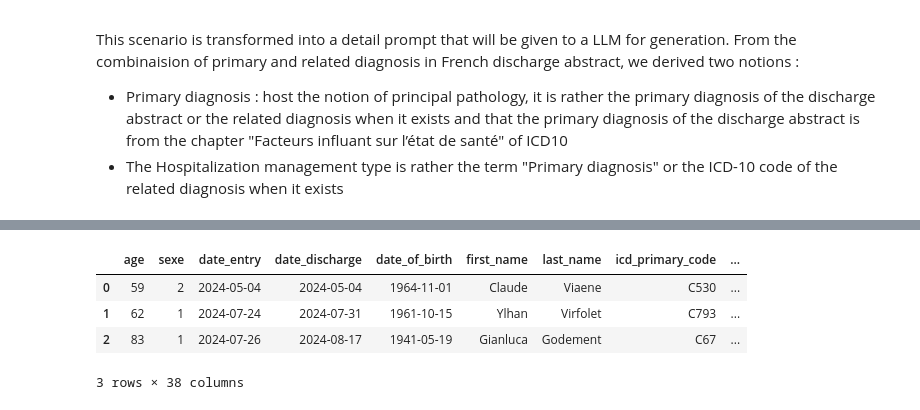
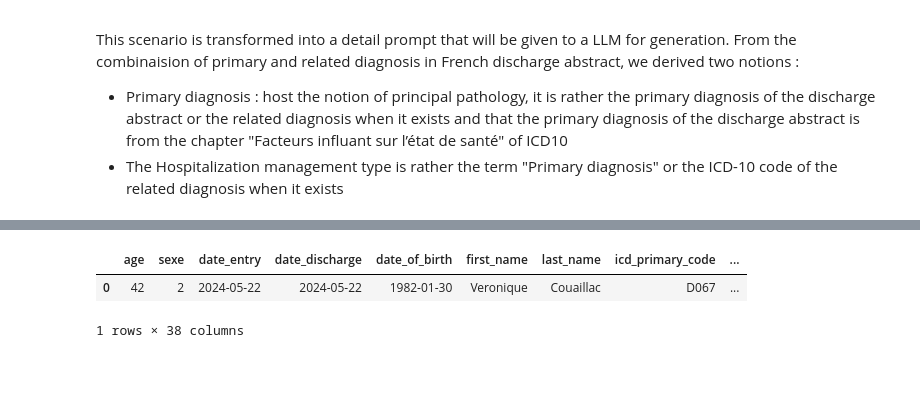
Before and after one commit to 24p11/recode-scenario, a Jupyter notebook: generate_reports_from_french_pmsi_scenarios.ipynb, the cells around one changed output, grey strips where cells are left out. Saved outputs shown, nothing was run; the diff lists cells and outputs as text; code cells hidden in the pictures; blank space fills up the shorter version.

Commit message:
update prompt generation

```diff
--- a/generate_reports_from_french_pmsi_scenarios.ipynb
+++ b/generate_reports_from_french_pmsi_scenarios.ipynb
@@ -58,4 +61,4 @@ cols_cancer = ["cancer_stage","TNM_score","histological_type","treatment_recomma
 #Prepare cases
 # df_profile = gs.df_classification_profile.drop(columns="nb")
 df_profile = gs.df_classification_profile
-df_profile = df_profile[df_profile.icd_primary_code.isin(gs.icd_codes_cancer)]
+df_profile = df_profile[(df_profile.icd_primary_code.isin(gs.icd_codes_cancer) )  & (~df_profile.drg_parent_code.isin(gs.drg_parent_code_radio) ) ]
@@ -125,12 +100,20 @@ from tqdm import tqdm
 # %%
 list_scenario = []
 
-for i in tqdm(range(len(test_generation_v1))):
+#for i in tqdm(range(len(test_generation_v1))):
+for i in tqdm(range(1)):
     profile = test_generation_v1.iloc[i].copy()
-    scenario = gs.generate_scenario_from_profile(profile)
+    scenario = gs.generate_scenario_from_profile(profile.drop("nb"))
     row = {k:scenario[k] for k in scenario.keys()}
-    user_prompt = create_user_prompt(scenario)
+    user_prompt = gs.make_prompts_marks_from_scenario(scenario)
     system_prompt = create_system_prompt(scenario)
     row["user_prompt"] = user_prompt
     row["system_prompt"] = system_prompt
+
+    if  scenario["icd_primary_code"]  in gs.icd_codes_cancer  :
+        prefix = """Lorsque vous mentionnerez dans le texte les diagnostics, vous utiliserez une formulation moins formelle que la définition du code. Veillez à bien préciser le type histologique et la valeur des biomarqueurs si recherchés. Respecter le plan.
+                """
+    else :
+        prefix = """Lorsque vous mentionnerez dans le texte les diagnostics, vous utiliserez une formulation moins formelle que la définition du code. Respecter le plan."""
+    row["prefix"] = prefix
     list_scenario.append(row)
@@ -139,22 +140,21 @@ NameError: name 'scenario' is not defined
 # %%
-keep_cols = ['age', 'sexe', 'date_entry', 'date_discharge', 'date_of_birth',
-       'first_name', 'last_name', 'icd_primary_code', 'case_management_type',
-       'icd_secondaray_code', 'admission_mode', 'discharge_disposition',
+keep_cols = ['age',  'cage', 'cage2','sexe', 'date_entry', 'date_discharge', 'date_of_birth',
+       'first_name', 'last_name', 'icd_primary_code', 'icd_primary_description', 'icd_parent_code',
+       'case_management_type','case_management_type_description', 'case_management_type_text',
+       'drg_parent_code', 'drg_parent_description',
+       'icd_secondaray_code',  'text_secondary_icd_official',
+        'procedure', 'text_procedure',
+        'admission_type','admission_mode', 'discharge_disposition', 'dms', 'los_mean', 'los_sd',
        'cancer_stage', 'score_TNM', 'histological_type',
-       'treatment_recommandation', 'chemotherapy_regimen', 'drg_parent_code',
-       'cage', 'cage2', 'admission_type', 'dms', 'los_mean', 'los_sd',
-       'drg_parent_description', 'icd_parent_code', 'icd_primary_description',
-       'case_management_type_description', 'first_name_med', 'last_name_med',
-       'text_secondary_icd_official', 'procedure', 'text_procedure',
-       'case_management_type_text', 'cd_md_pec', 'user_prompt', 'system_prompt', 'biomarkers']
+       'treatment_recommandation', 'chemotherapy_regimen', 'biomarkers',
+       'first_name_med', 'last_name_med',
+       'cd_md_pec', 'user_prompt', 'system_prompt']
 df_scenario = pd.DataFrame(list_scenario)[keep_cols]
 df_scenario
 # %% [output]
 |  | age | sexe | date_entry | date_discharge | date_of_birth | first_name | last_name | icd_primary_code | ... |
-| 0 | 59 | 2 | 2024-05-04 | 2024-05-04 | 1964-11-01 | Claude | Viaene | C530 | ... |
-| 1 | 62 | 1 | 2024-07-24 | 2024-07-31 | 1961-10-15 | Ylhan | Virfolet | C793 | ... |
-| 2 | 83 | 1 | 2024-07-26 | 2024-08-17 | 1941-05-19 | Gianluca | Godement | C67 | ... |
+| 0 | 42 | 2 | 2024-05-22 | 2024-05-22 | 1982-01-30 | Veronique | Couaillac | D067 | ... |
-3 rows × 38 columns
+1 rows × 38 columns
 # %%
 df_scenario.to_csv("test_generation_v2.csv")
 # %%
```
Also changed, not shown: parts of 9 cells of this notebook, 4 other files.
